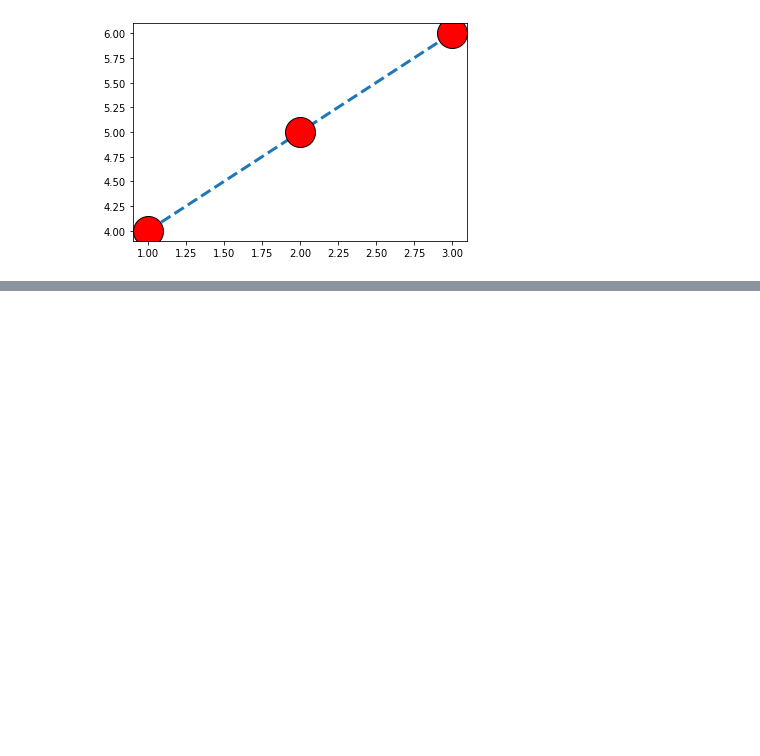
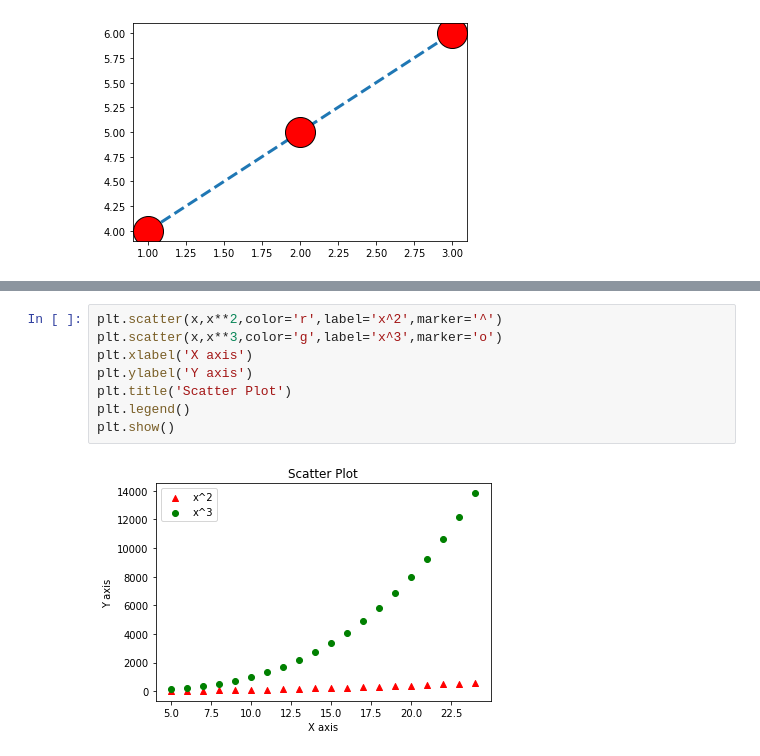
Before and after one commit to Pepcoders/Data-Science-January, a Jupyter notebook: Plotting/Plotting.ipynb, the cells around one changed output, grey strips where cells are left out. Saved outputs shown, nothing was run; the diff lists cells and outputs as text; blank space fills up the shorter version.

```diff
--- a/Plotting/Plotting.ipynb
+++ b/Plotting/Plotting.ipynb
@@ -32,0 +55,10 @@ plt.show()
+# %%
+plt.scatter(x,x**2,color='r',label='x^2',marker='^')
+plt.scatter(x,x**3,color='g',label='x^3',marker='o')
+plt.xlabel('X axis')
+plt.ylabel('Y axis')
+plt.title('Scatter Plot')
+plt.legend()
+plt.show()
+# %% [output]
+[figure, added]
```
Also changed, not shown: parts of 9 cells of this notebook.
